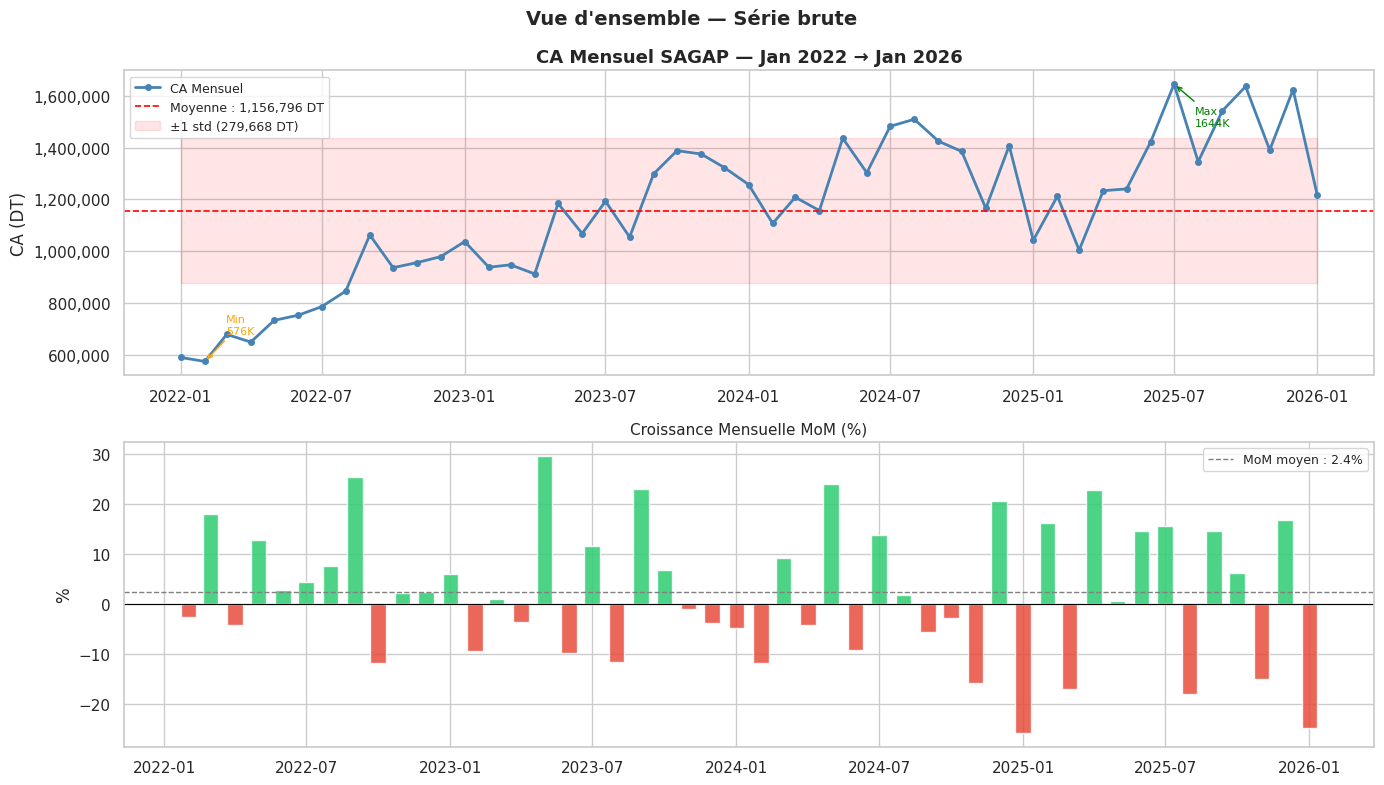
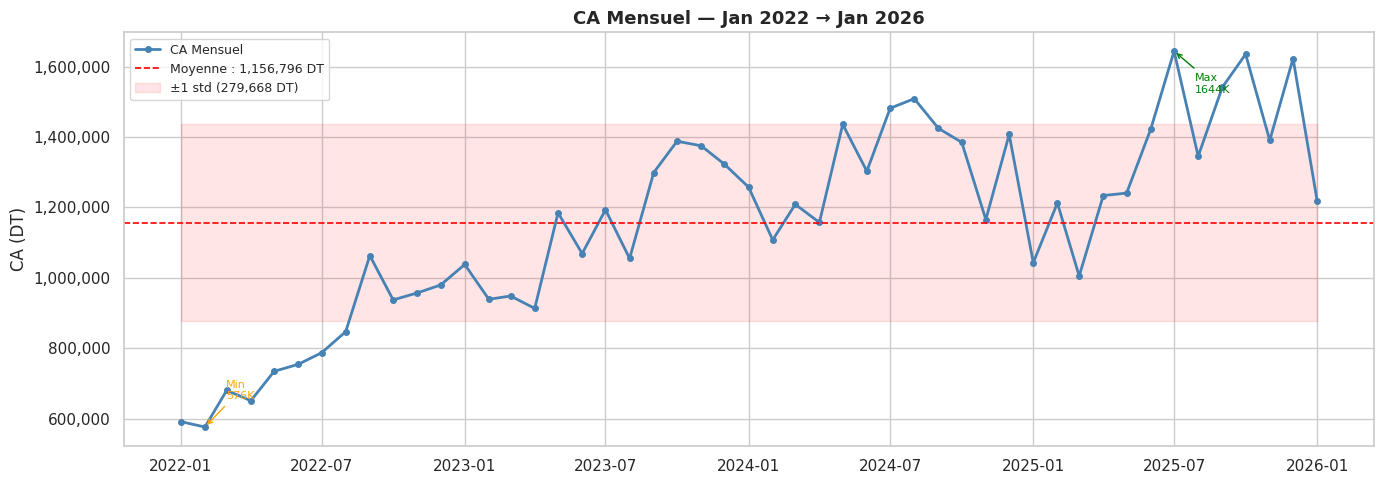
Code edit (unified diff) that turned the first committed figure into the second:
--- before
+++ after
@@ -1,6 +1,5 @@
-# ── 2.1 — Série Temporelle Brute & Statistiques Descriptives ──────────────────
-fig, axes = plt.subplots(2, 1, figsize=(14, 8))
-# Graphe principal
-ax = axes[0]
+# ── 2.1 — Série Temporelle Brute & Statistiques Descriptives ──
+fig, ax = plt.subplots(1, 1, figsize=(14, 5))
+
 ax.plot(ts.index, ts.values, color='steelblue', marker='o',
         linewidth=2, markersize=4, label='CA Mensuel')
@@ -16,20 +15,8 @@
             xytext=(15, 20), textcoords='offset points',
             arrowprops=dict(arrowstyle='->', color='orange'), color='orange', fontsize=8)
-ax.set_title('CA Mensuel SAGAP — Jan 2022 → Jan 2026', fontsize=13, fontweight='bold')
+ax.set_title('CA Mensuel — Jan 2022 → Jan 2026', fontsize=13, fontweight='bold')
 ax.set_ylabel('CA (DT)')
 ax.yaxis.set_major_formatter(plt.FuncFormatter(lambda x, _: f'{x:,.0f}'))
 ax.legend(fontsize=9)
-# Graphe croissance MoM
-ax2 = axes[1]
-mom = ts.pct_change() * 100
-colors_mom = ['#2ecc71' if v >= 0 else '#e74c3c' for v in mom.values[1:]]
-ax2.bar(mom.index[1:], mom.values[1:], color=colors_mom, alpha=0.85, width=20)
-ax2.axhline(0, color='black', linewidth=0.8)
-ax2.axhline(mom.mean(), color='gray', linestyle='--', linewidth=1,
-            label=f'MoM moyen : {mom.mean():.1f}%')
-ax2.set_title('Croissance Mensuelle MoM (%)', fontsize=11)
-ax2.set_ylabel('%')
-ax2.legend(fontsize=9)
-plt.suptitle("Vue d'ensemble — Série brute", fontsize=14, fontweight='bold')
 plt.tight_layout()
 plt.show()
@@ -43,3 +30,2 @@
 print(f'  CA min         : {ts.min():>15,.0f} DT ({ts.idxmin().strftime("%b %Y")})')
 print(f'  CA max         : {ts.max():>15,.0f} DT ({ts.idxmax().strftime("%b %Y")})')
-print(f'  MoM moyen      : {mom.mean():>15.1f} %')

Commit: add model registry and A/B testing